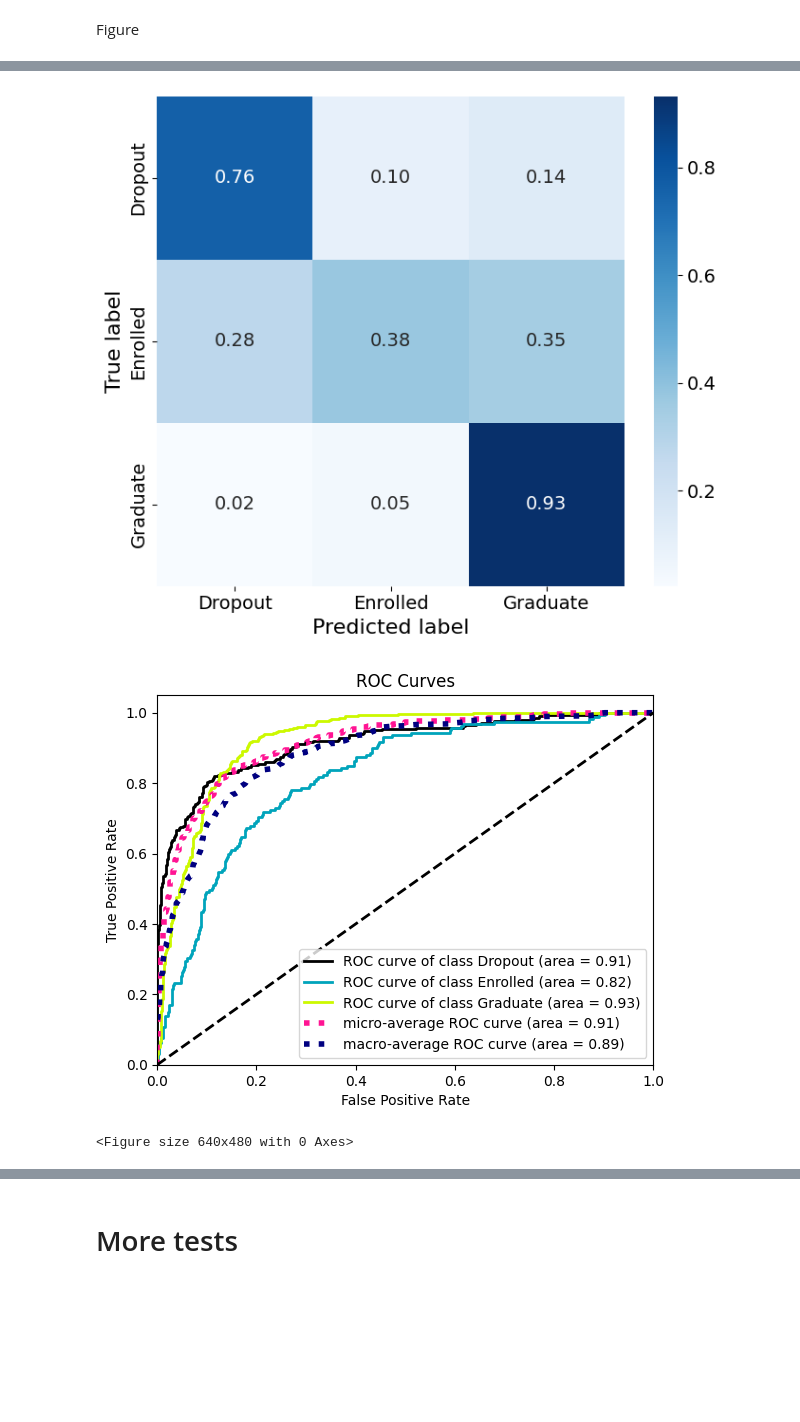
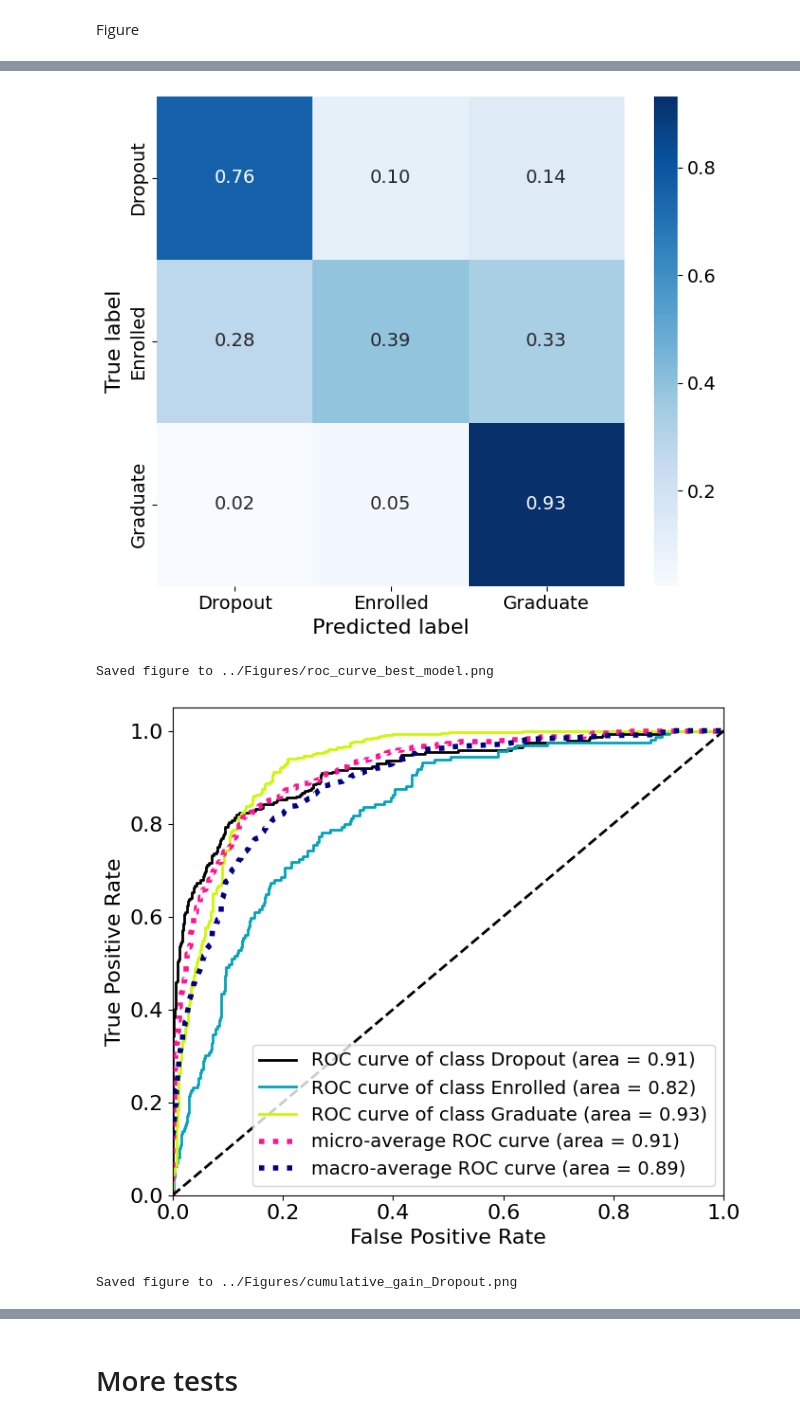
Before and after one commit to m-nader/FYS-STK4155-group14, a Jupyter notebook: project_3/Code/logistic_regression.ipynb, the cells around one changed output, grey strips where cells are left out. Drawn from its saved outputs; the diff is of its cells as text; code cells hidden in the pictures; blank space fills up the shorter version.

Commit message:
ROC and Cumulative gain figures

```diff
--- a/project_3/Code/logistic_regression.ipynb
+++ b/project_3/Code/logistic_regression.ipynb
@@ -707,7 +671,7 @@ cols_to_scale = [
     'GDP'
 ]
 
-scaler = StandardScaler()
+scaler = RobustScaler()
 X[cols_to_scale] = scaler.fit_transform(X[cols_to_scale])
 # Specify which columns to one-hot encode
 cols_to_encode = [
@@ -739,8 +703,9 @@ y = df["Target"]
 
 X_train, X_test, y_train, y_test = train_test_split(X, y, test_size=0.2, random_state=42, stratify=y)
 
+
 logreg = LogisticRegression(solver='newton-cg', max_iter=10000, fit_intercept=False)
 logreg.fit(X_train, y_train)
-accuracies_fit_intercept[solver] = logreg.score(X_test, y_test)
-print(f"Accuracy with {solver} solver and fit_intercept=False:", accuracies_fit_intercept[solver])
+accuracy = logreg.score(X_test, y_test)
+print(f"Accuracy with newton-cg solver and fit_intercept=False:", accuracy)
 # %% [output]
@@ -759,36 +724,55 @@ ax = sns.heatmap(df_cm, annot=True, fmt=".2f", cmap="Blues",
                  xticklabels=target_names,
                  yticklabels=target_names,
                  annot_kws={'fontsize':14})
 plt.xlabel("Predicted label", fontsize=16)
 plt.ylabel("True label", fontsize=16)
 plt.tick_params(axis='both', which='major', labelsize=14)
 cbar = ax.collections[0].colorbar
 cbar.ax.tick_params(labelsize=14)
 plt.tight_layout()
 os.makedirs('../Figures', exist_ok=True)
 outpath = os.path.join('..', 'Figures', 'confusion_matrix_best_model.png')
 plt.savefig(outpath, dpi=300, bbox_inches='tight')
 print("Saved figure to", outpath)
 plt.show()
 
 # ROC curve
 y_probas = logreg.predict_proba(X_test)
-skplt.metrics.plot_roc(y_test, y_probas)
+fig, ax = plt.subplots(figsize=(7, 6))
+skplt.metrics.plot_roc(y_test, y_probas, ax=ax)
+ax.set_title(None)
+ax.tick_params(axis='both', which='major', labelsize=16)
+ax.xaxis.label.set_size(16)
+ax.yaxis.label.set_size(16)
+ax.legend(fontsize=14, loc='lower right')
+plt.tight_layout()
+outpath = os.path.join('..', 'Figures', 'roc_curve_best_model.png')
+fig.savefig(outpath, dpi=300, bbox_inches='tight')
+print("Saved figure to", outpath)
 plt.show()
 
 # One-vs-All cumulative gain plots for multiclass
 classes = np.unique(y_test)
 y_test_bin = label_binarize(y_test, classes=classes)
 
 for i, class_name in enumerate(classes):
     # Create binary probability array for this class: [prob_not_class, prob_class]
+    fig, ax = plt.subplots(figsize=(7, 6))
     probs_binary = np.vstack([1 - y_probas[:, i], y_probas[:, i]]).T
-    plt.figure()
-    skplt.metrics.plot_cumulative_gain(y_test_bin[:, i], probs_binary)
-    plt.title(f'Cumulative Gain - {class_name}')
+    skplt.metrics.plot_cumulative_gain(y_test_bin[:, i], probs_binary, ax=ax)
+    ax.set_title(None)
+    ax.tick_params(axis='both', which='major', labelsize=16)
+    ax.xaxis.label.set_size(16)
+    ax.yaxis.label.set_size(16)
+    ax.legend(fontsize=14)
+    plt.tight_layout()
+    outpath = os.path.join('..', 'Figures', f'cumulative_gain_{class_name}.png')
+    fig.savefig(outpath, dpi=300, bbox_inches='tight')
+    print("Saved figure to", outpath)
     plt.show()
 # %% [output]
 Saved figure to ../Figures/confusion_matrix_best_model.png
 [figure]
+Saved figure to ../Figures/roc_curve_best_model.png
-[figure, old version]
+[figure, new version]
-<Figure size 640x480 with 0 Axes>
+Saved figure to ../Figures/cumulative_gain_Dropout.png
```
Also changed, not shown: parts of 6 cells of this notebook, 1 other file.
